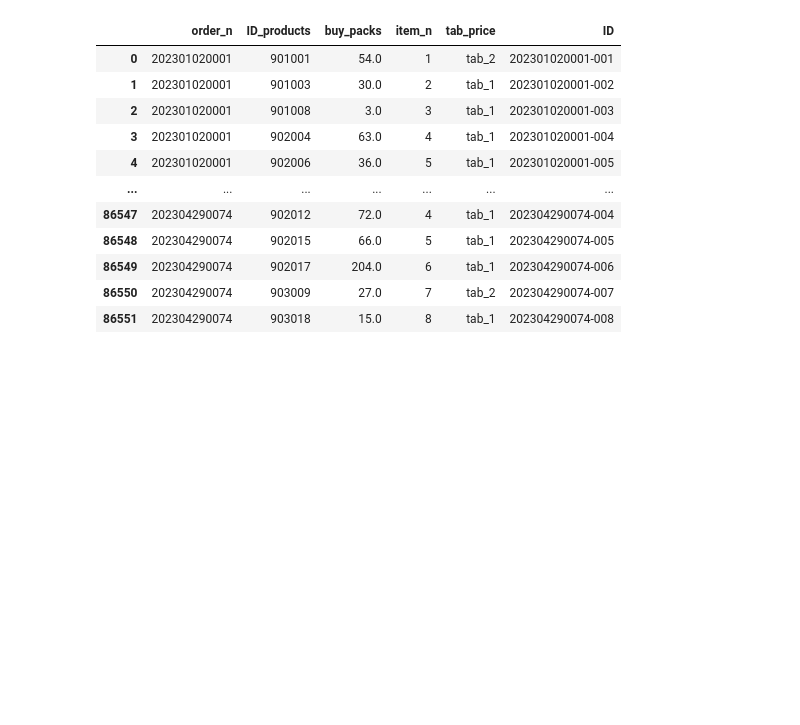
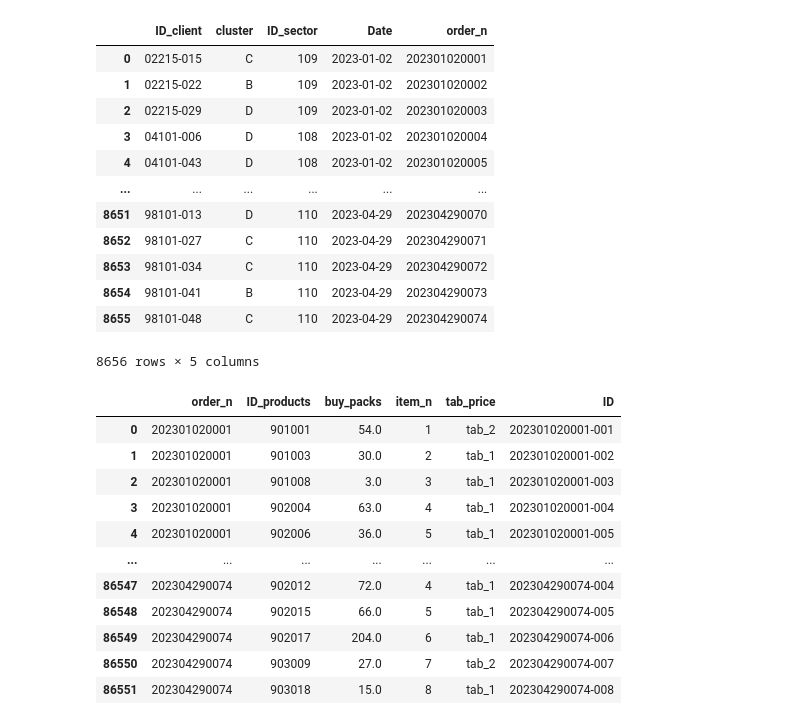
Before and after one commit to MSalles94/DA_ETL_database, a Jupyter notebook: B2_CREATE_DATABASE/D01_CREATE_DATABASE.ipynb, the cells around one changed output. Drawn from its saved outputs; the diff is of its cells as text; code cells hidden in the pictures; blank space fills up the shorter version.

```diff
--- a/B2_CREATE_DATABASE/D01_CREATE_DATABASE.ipynb
+++ b/B2_CREATE_DATABASE/D01_CREATE_DATABASE.ipynb
@@ -146,27 +165,41 @@ def T_salesman():
 # %%
 def T_main_orders():
     order_main=pandas.read_csv('../NEW_DATASET/A05_TAB_ORDER_MAIN.csv',decimal=',',sep=';')
 
     command="""CREATE TABLE ORDER_MAIN (
     ID_CLIENT VARCHAR,
-    ORDER_DATE VARCHAR,
+    ORDER_DATE INT,
     ORDER_NUMBER INT UNIQUE
     ) """
     cursor.execute(command)
     command=''
     for register in order_main.values:
-        register=f"""('{register[0]}','{register[3]}',{register[4]}) """
+        register=f"""('{register[0]}','{str(register[3]).replace('-','')}',{register[4]}) """
         command=command+','+register
     command=command[1:]
     command='INSERT INTO ORDER_MAIN VALUES '+command
 
     cursor.execute(command)
     banco.commit()
 
 
     display(order_main)
 
 T_main_orders()
+# %% [output]
+|  | ID_client | cluster | ID_sector | Date | order_n |
+| 0 | 02215-015 | C | 109 | 2023-01-02 | 202301020001 |
+| 1 | 02215-022 | B | 109 | 2023-01-02 | 202301020002 |
+| 2 | 02215-029 | D | 109 | 2023-01-02 | 202301020003 |
+| 3 | 04101-006 | D | 108 | 2023-01-02 | 202301020004 |
+| 4 | 04101-043 | D | 108 | 2023-01-02 | 202301020005 |
+| ... | ... | ... | ... | ... | ... |
+| 8651 | 98101-013 | D | 110 | 2023-04-29 | 202304290070 |
+| 8652 | 98101-027 | C | 110 | 2023-04-29 | 202304290071 |
+| 8653 | 98101-034 | C | 110 | 2023-04-29 | 202304290072 |
+| 8654 | 98101-041 | B | 110 | 2023-04-29 | 202304290073 |
+| 8655 | 98101-048 | C | 110 | 2023-04-29 | 202304290074 |
+8656 rows × 5 columns
 # %%
 def T_item_orders():
     item_order=pandas.read_csv('../NEW_DATASET/A06_TAB_ORDER_ITEM.csv',sep=';',decimal=',')
```
Also changed, not shown: parts of 4 cells of this notebook, 4 other files.
